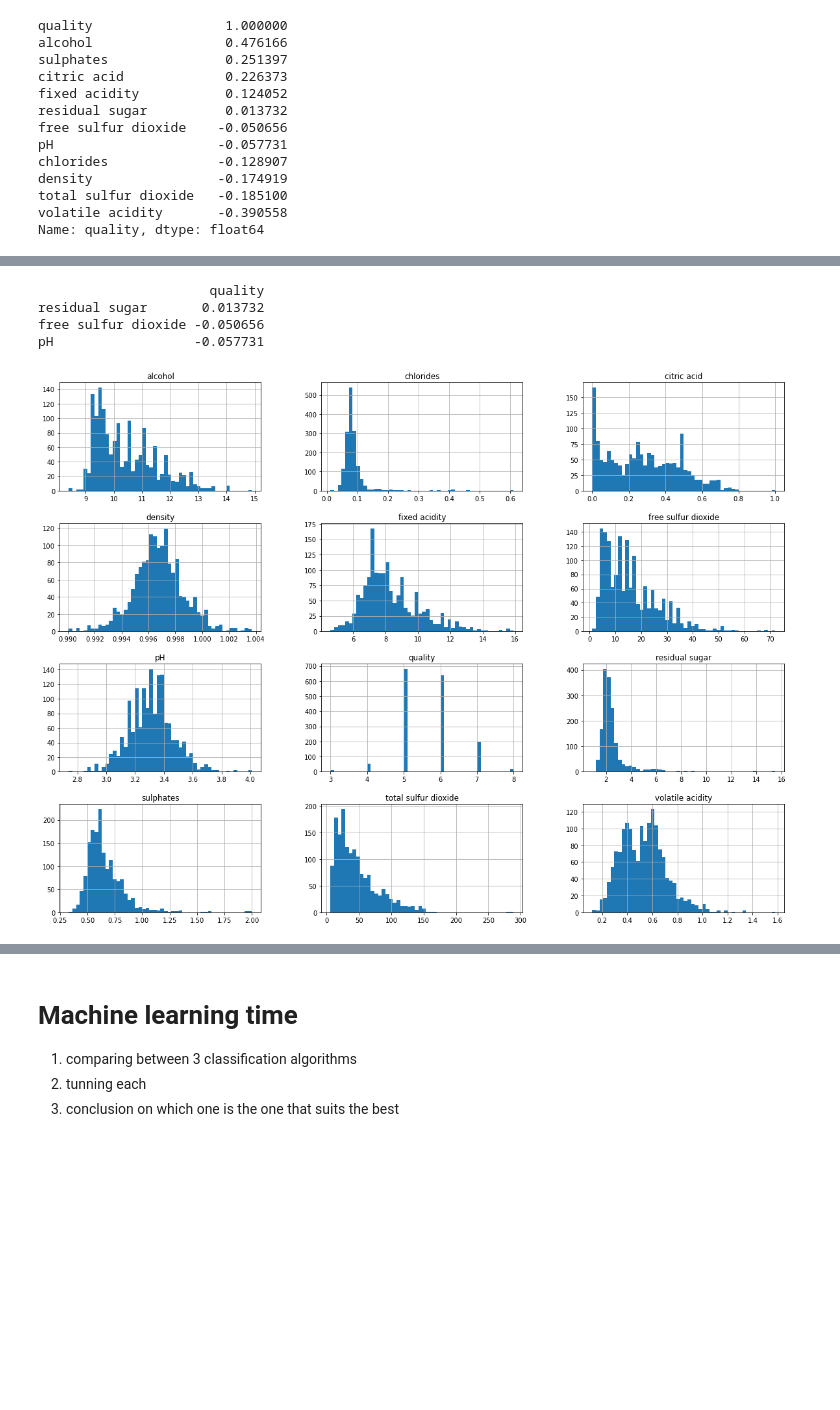
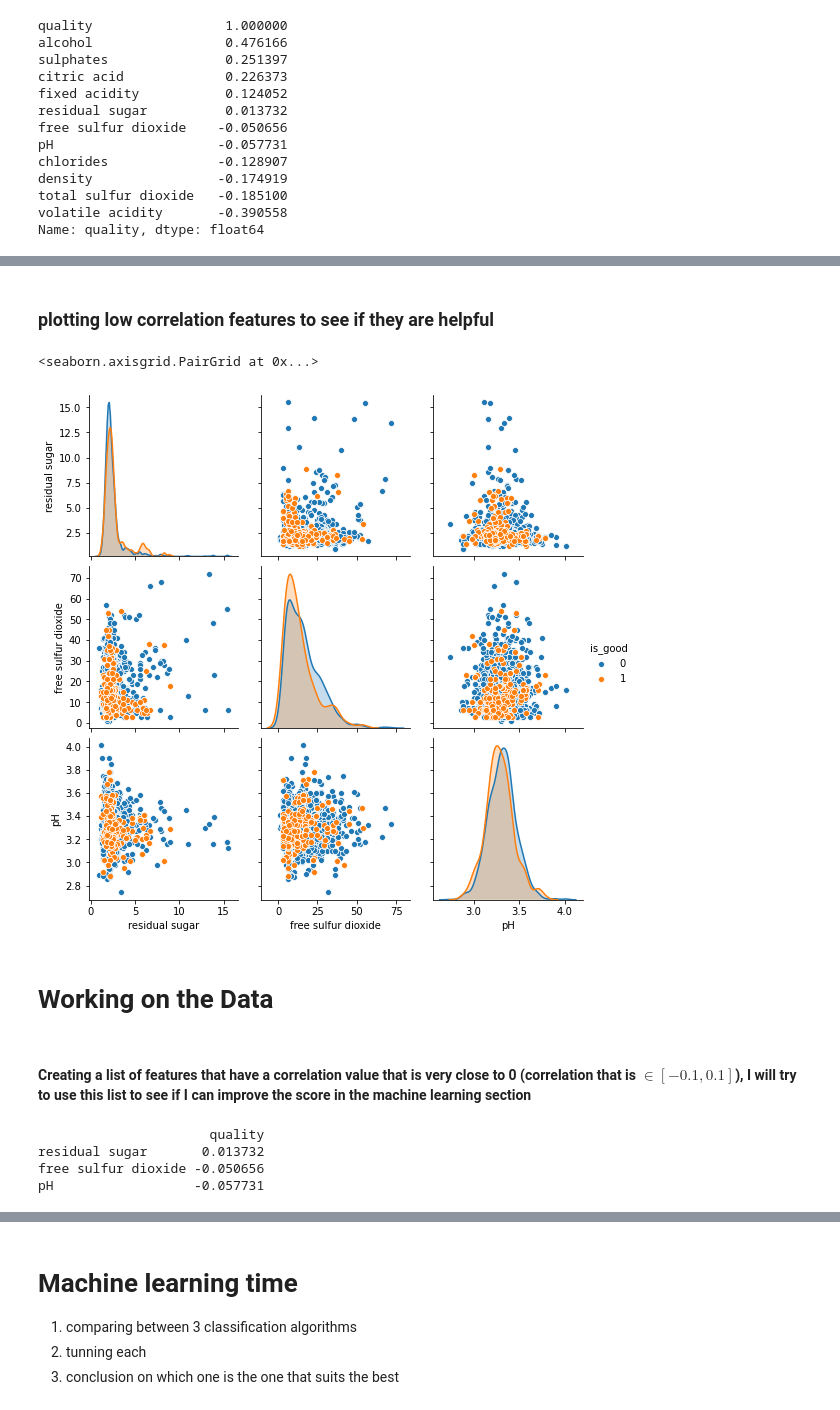
Before and after one commit to EitanKats/data-science-project-sem-a, a Jupyter notebook: Classification.ipynb, the cells around one changed output, grey strips where cells are left out. Drawn from its saved outputs; the diff is of its cells as text; code cells hidden in the pictures; blank space fills up the shorter version.

```diff
--- a/Classification.ipynb
+++ b/Classification.ipynb
@@ -119,3 +148,15 @@ Name: quality, dtype: float64
+# %% [markdown]
+<h3>plotting low correlation features to see if they are helpful</h3>
+# %%
+sns.pairplot(data=wines_binarized_quality, vars=["residual sugar","free sulfur dioxide","pH"],hue="is_good")
+# %% [output]
+<seaborn.axisgrid.PairGrid at 0x...>
+[figure, added]
+# %% [markdown]
+# Working on the Data
+# %% [markdown]
+<h4>
+Creating a list of features that have a correlation value that is very close to 0 (correlation that is $\in [-0.1,0.1]$), I will try to use this list to see if I can improve the score in the machine learning section </h4>
 # %%
 EPSILON = 0.1
 
@@ -127,8 +168,3 @@ print(low_correlation_labels)
 residual sugar       0.013732
 free sulfur dioxide -0.050656
 pH                  -0.057731
-# %%
-wines_df.hist(bins=50, figsize=(20,15))
-plt.show()
-# %% [output]
-[figure, removed]
```
Also changed, not shown: parts of 45 cells of this notebook.
